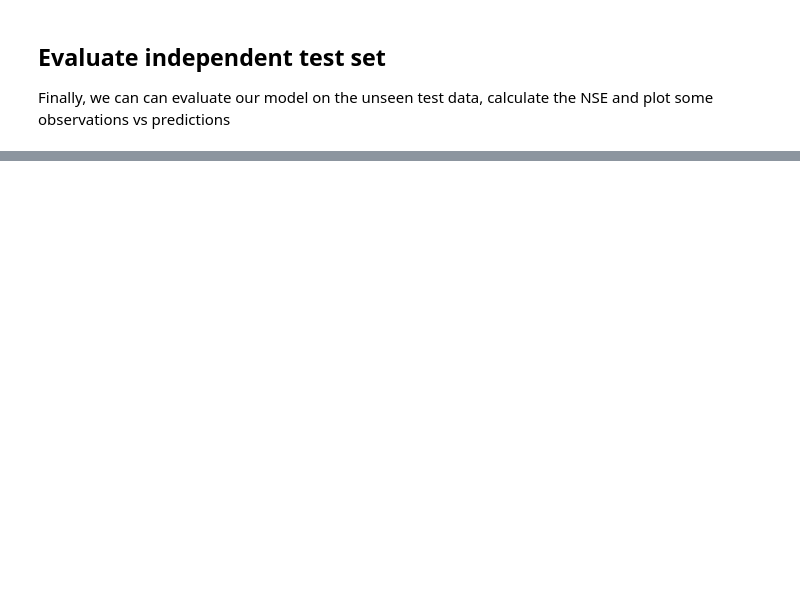
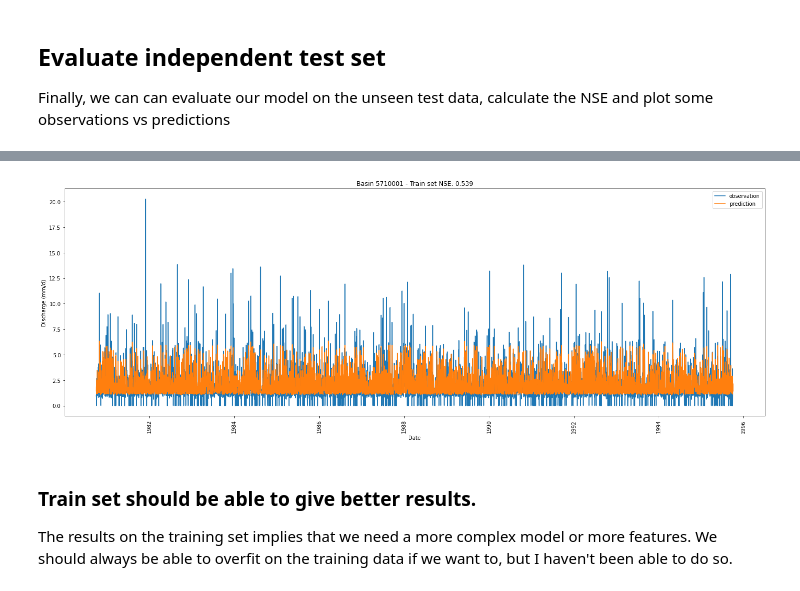
Before and after one commit to bernharl/pangeo_lstm_example_camels_cl, a Jupyter notebook: LSTM_for_rainfall_runoff_modelling.ipynb, the cells around one changed output, grey strips where cells are left out. Cells and saved outputs as stored; diff of their text form; code cells hidden in the pictures; blank space fills up the shorter version.

```diff
--- a/LSTM_for_rainfall_runoff_modelling.ipynb
+++ b/LSTM_for_rainfall_runoff_modelling.ipynb
@@ -643,0 +670,28 @@ I hope you are able with the code provided in this notebook to try LSTMs on your
+# %%
+# Evaluate on train set
+obs, preds = eval_model(model, tr_loader)
+preds = ds_val.local_rescale(preds.cpu().numpy(), variable="output")
+obs = ds_val.local_rescale(obs.cpu().numpy(), variable="output")
+# preds = preds.cpu().numpy()
+# obs = obs.cpu().numpy()
+nse = calc_nse(obs, preds)
+
+# Plot results
+start_date = ds_train.dates[0]
+end_date = ds_train.dates[1] + pd.DateOffset(days=1)
+date_range = pd.date_range(start_date, end_date)
+fig, ax = plt.subplots(figsize=(24, 8))
+ax.plot(date_range, obs, label="observation")
+ax.plot(date_range, preds, label="prediction")
+ax.legend()
+ax.set_title(f"Basin {basin} - Train set NSE: {nse:.3f}")
+ax.xaxis.set_tick_params(rotation=90)
+ax.set_xlabel("Date")
+_ = ax.set_ylabel("Discharge (mm/d)")
+plt.show()
+# %% [output]
+[figure, added]
+# %% [markdown]
+### Train set should be able to give better results.
+
+The results on the training set implies that we need a more complex model or more features. We should always be able to overfit on the training data if we want to, but I haven't been able to do so.
```
Also changed, not shown: parts of 8 cells of this notebook.
